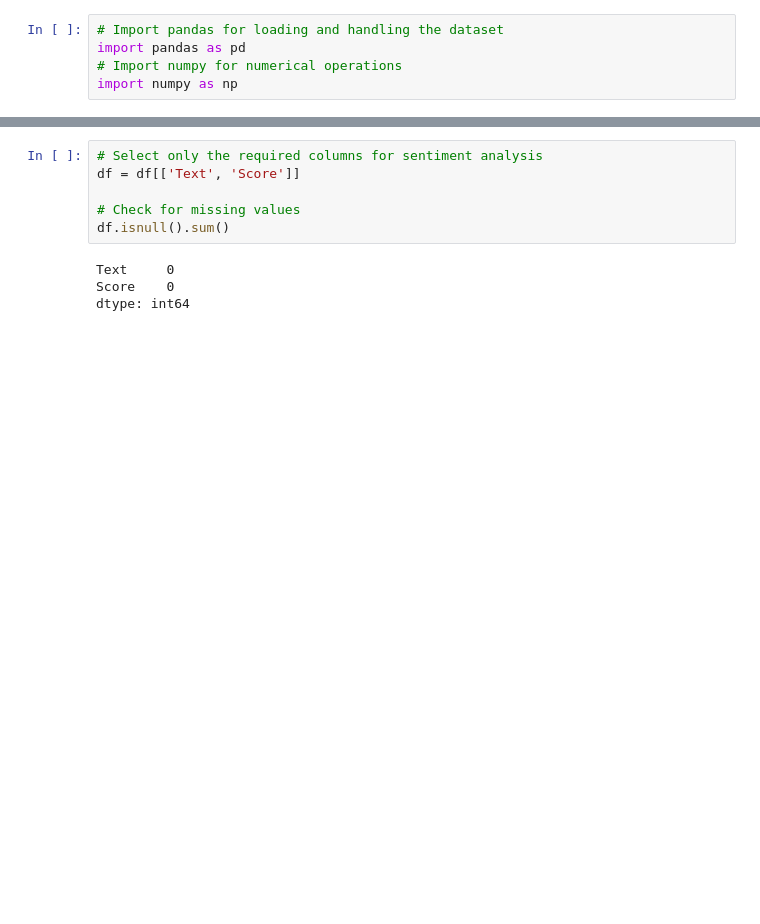
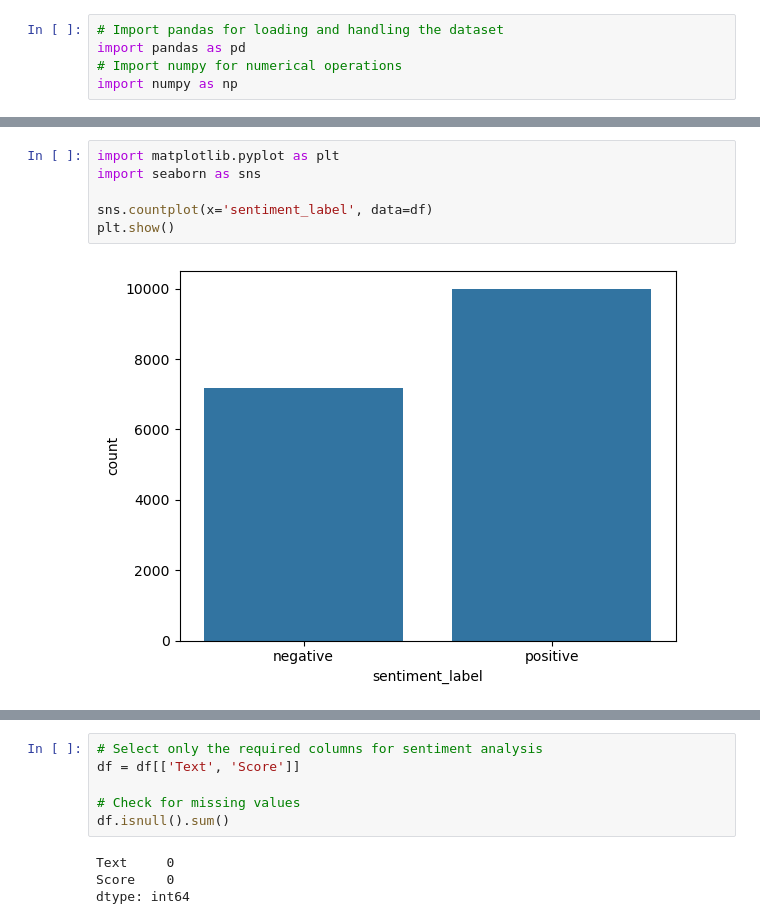
Before and after one commit to BibekSingh17/Amazon_Product_Sentiment_Analysis, a Jupyter notebook: Code/Bibek Kumar Singh.ipynb, the cells around one changed output, grey strips where cells are left out. Drawn from its saved outputs; the diff is of its cells as text; blank space fills up the shorter version.

```diff
--- a/Code/Bibek Kumar Singh.ipynb
+++ b/Code/Bibek Kumar Singh.ipynb
@@ -18,0 +76,8 @@ df.head()
+# %%
+import matplotlib.pyplot as plt
+import seaborn as sns
+
+sns.countplot(x='sentiment_label', data=df)
+plt.show()
+# %% [output]
+[figure, added]
```
Also changed, not shown: parts of 29 cells of this notebook.
